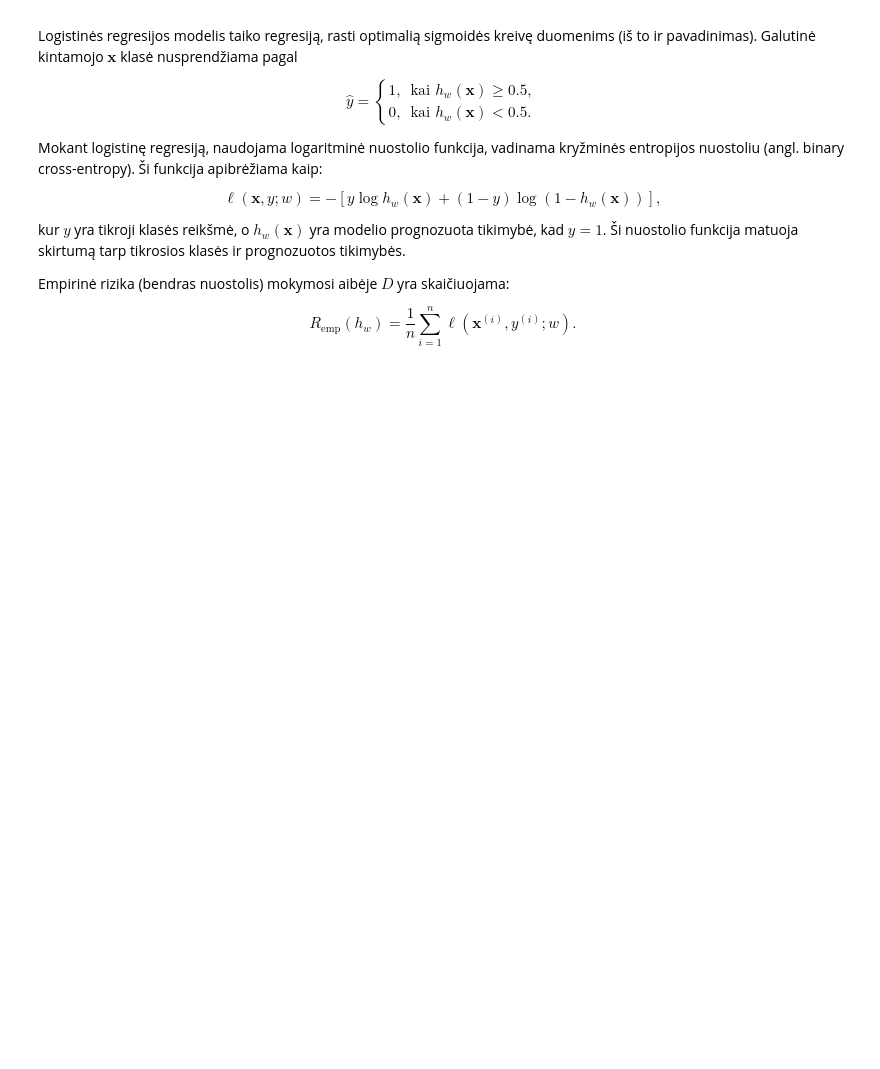
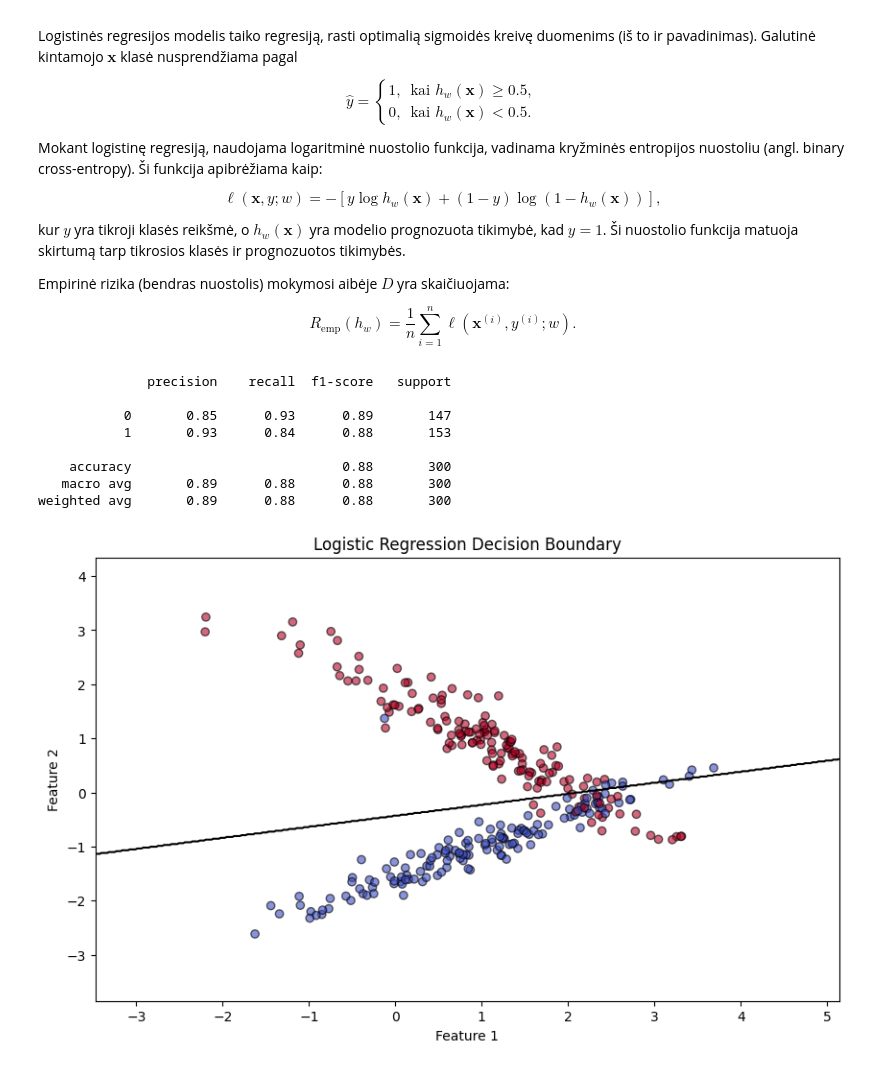
Before and after one commit to ugniusalekna/intro-to-ml, a Jupyter notebook: docs/_sources/notebooks/4-klasifikavimas.ipynb, the cells around one changed output. Cells and saved outputs as stored; diff of their text form; code cells hidden in the pictures; blank space fills up the shorter version.

```diff
--- a/docs/_sources/notebooks/4-klasifikavimas.ipynb
+++ b/docs/_sources/notebooks/4-klasifikavimas.ipynb
@@ -368,3 +368,45 @@ Empirinė rizika (bendras nuostolis) mokymosi aibėje $D$ yra skaičiuojama:
 $$
 R_{\text{emp}}(h_w) = \frac{1}{n} \sum_{i=1}^{n} \ell(\textbf{x}^{(i)}, y^{(i)}; w).
 $$
+# %%
+import numpy as np
+import matplotlib.pyplot as plt
+from sklearn.datasets import make_classification
+from sklearn.linear_model import LogisticRegression
+from sklearn.model_selection import train_test_split
+from sklearn.metrics import classification_report
+
+X, y = make_classification(n_samples=1000, n_features=2, n_informative=2, n_redundant=0,
+                           n_clusters_per_class=1, random_state=42)
+
+X_train, X_test, y_train, y_test = train_test_split(X, y, test_size=0.3, random_state=42)
+
+model = LogisticRegression()
+
+model.fit(X_train, y_train)
+
+y_pred = model.predict(X_test)
+
+print(classification_report(y_test, y_pred))
+
+plt.figure(figsize=(10, 6))
+plt.scatter(X_test[:, 0], X_test[:, 1], c=y_test, cmap='coolwarm', edgecolors='k', alpha=0.6)
+xx, yy = np.meshgrid(np.linspace(X[:, 0].min() - 1, X[:, 0].max() + 1, 500),
+                     np.linspace(X[:, 1].min() - 1, X[:, 1].max() + 1, 500))
+Z = model.predict(np.c_[xx.ravel(), yy.ravel()])
+Z = Z.reshape(xx.shape)
+plt.contour(xx, yy, Z, levels=[0.5], colors='black')
+plt.title("Logistic Regression Decision Boundary")
+plt.xlabel('Feature 1')
+plt.ylabel('Feature 2')
+plt.show()
+# %% [output]
+              precision    recall  f1-score   support
+
+           0       0.85      0.93      0.89       147
+           1       0.93      0.84      0.88       153
+
+    accuracy                           0.88       300
+   macro avg       0.89      0.88      0.88       300
+weighted avg       0.89      0.88      0.88       300
+[figure, added]
```
Also changed, not shown: 6 other files.
